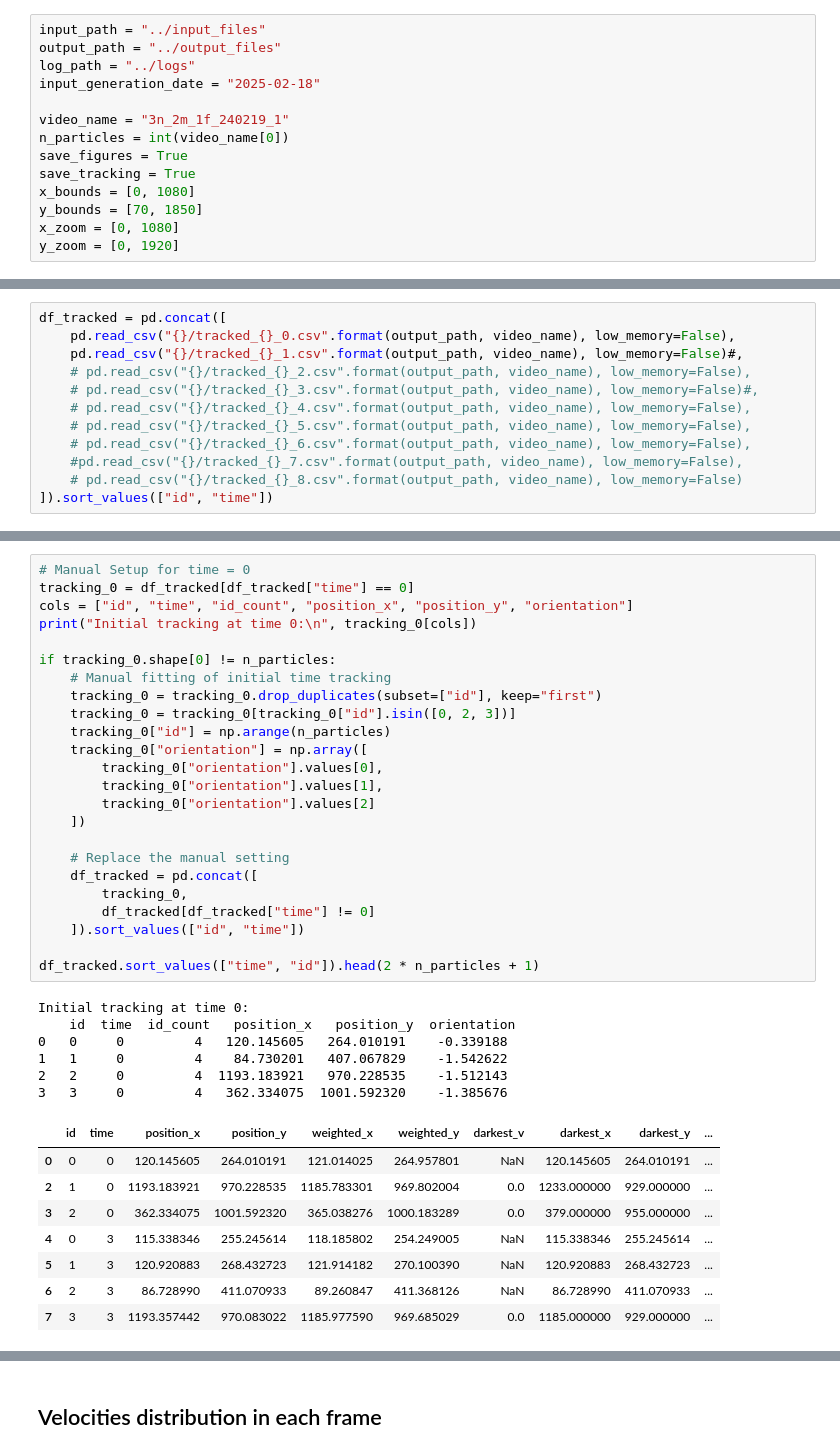
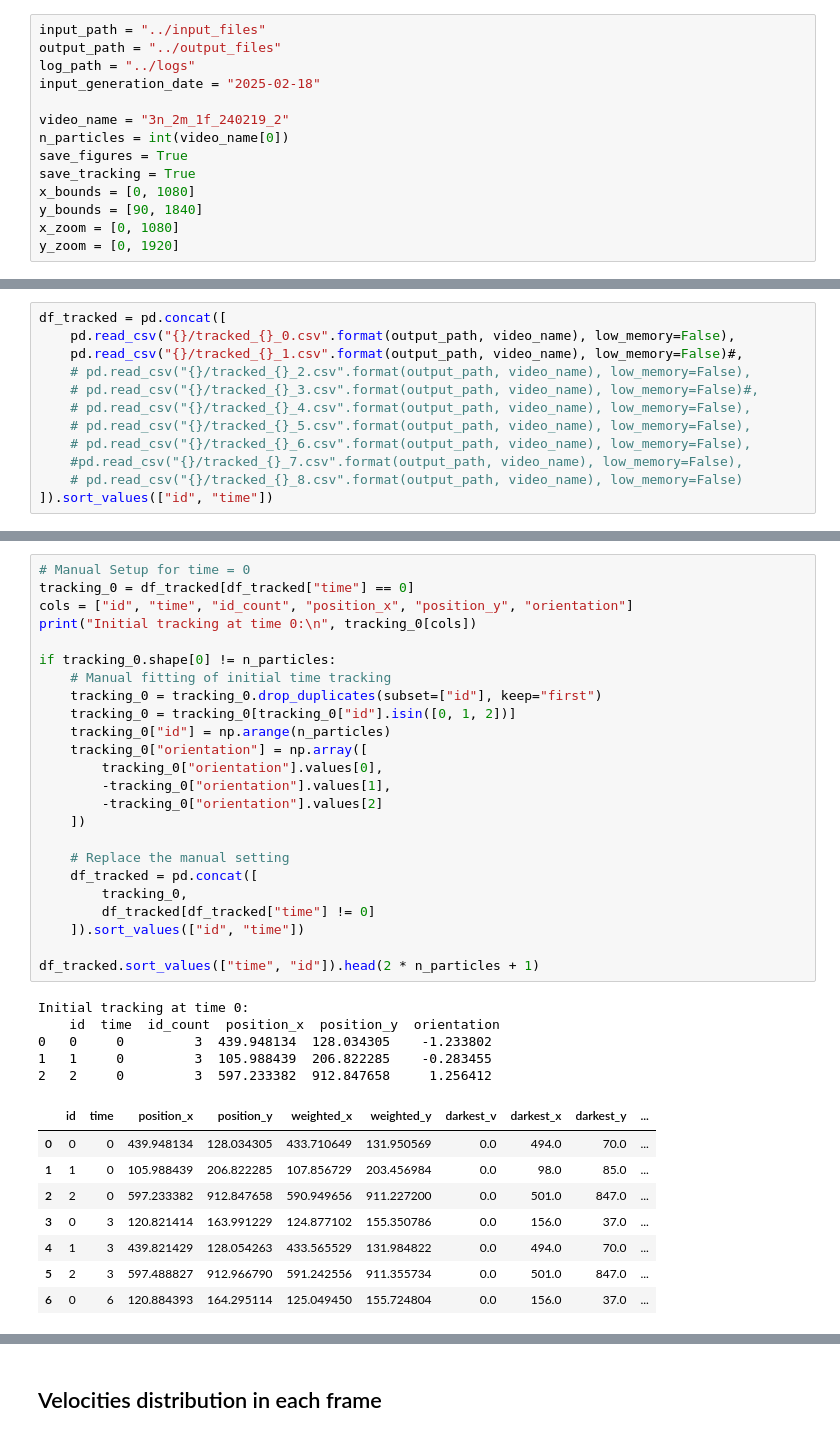
Before and after one commit to fsabrilb/High_Order_Interactions, a Jupyter notebook: tracking_videos/scripts/clustering_particles.ipynb, the cells around one changed output, grey strips where cells are left out. Drawn from its saved outputs; the diff is of its cells as text.

```diff
--- a/tracking_videos/scripts/clustering_particles.ipynb
+++ b/tracking_videos/scripts/clustering_particles.ipynb
@@ -28,12 +28,12 @@ output_path = "../output_files"
 log_path = "../logs"
 input_generation_date = "2025-02-18"
 
-video_name = "3n_2m_1f_240219_1"
+video_name = "3n_2m_1f_240219_2"
 n_particles = int(video_name[0])
 save_figures = True
 save_tracking = True
 x_bounds = [0, 1080]
-y_bounds = [70, 1850]
+y_bounds = [90, 1840]
 x_zoom = [0, 1080]
 y_zoom = [0, 1920]
 # %% [markdown]
@@ -81,42 +81,41 @@ df_tracked.sort_values(["time", "id"]).head(2 * n_particles)
 # %%
 # Manual Setup for time = 0
 tracking_0 = df_tracked[df_tracked["time"] == 0]
 cols = ["id", "time", "id_count", "position_x", "position_y", "orientation"]
 print("Initial tracking at time 0:\n", tracking_0[cols])
 
 if tracking_0.shape[0] != n_particles:
     # Manual fitting of initial time tracking
     tracking_0 = tracking_0.drop_duplicates(subset=["id"], keep="first")
-    tracking_0 = tracking_0[tracking_0["id"].isin([0, 2, 3])]
+    tracking_0 = tracking_0[tracking_0["id"].isin([0, 1, 2])]
     tracking_0["id"] = np.arange(n_particles)
     tracking_0["orientation"] = np.array([
         tracking_0["orientation"].values[0],
-        tracking_0["orientation"].values[1],
-        tracking_0["orientation"].values[2]
+        -tracking_0["orientation"].values[1],
+        -tracking_0["orientation"].values[2]
     ])
 
     # Replace the manual setting
     df_tracked = pd.concat([
         tracking_0,
         df_tracked[df_tracked["time"] != 0]
     ]).sort_values(["id", "time"])
 
 df_tracked.sort_values(["time", "id"]).head(2 * n_particles + 1)
 # %% [output]
 Initial tracking at time 0:
-    id  time  id_count   position_x   position_y  orientation
-0   0     0         4   120.145605   264.010191    -0.339188
-1   1     0         4    84.730201   407.067829    -1.542622
-2   2     0         4  1193.183921   970.228535    -1.512143
-3   3     0         4   362.334075  1001.592320    -1.385676
+    id  time  id_count  position_x  position_y  orientation
+0   0     0         3  439.948134  128.034305    -1.233802
+1   1     0         3  105.988439  206.822285    -0.283455
+2   2     0         3  597.233382  912.847658     1.256412
 |  | id | time | position_x | position_y | weighted_x | weighted_y | darkest_v | darkest_x | darkest_y | ... |
-| 0 | 0 | 0 | 120.145605 | 264.010191 | 121.014025 | 264.957801 | NaN | 120.145605 | 264.010191 | ... |
-| 2 | 1 | 0 | 1193.183921 | 970.228535 | 1185.783301 | 969.802004 | 0.0 | 1233.000000 | 929.000000 | ... |
-| 3 | 2 | 0 | 362.334075 | 1001.592320 | 365.038276 | 1000.183289 | 0.0 | 379.000000 | 955.000000 | ... |
-| 4 | 0 | 3 | 115.338346 | 255.245614 | 118.185802 | 254.249005 | NaN | 115.338346 | 255.245614 | ... |
-| 5 | 1 | 3 | 120.920883 | 268.432723 | 121.914182 | 270.100390 | NaN | 120.920883 | 268.432723 | ... |
-| 6 | 2 | 3 | 86.728990 | 411.070933 | 89.260847 | 411.368126 | NaN | 86.728990 | 411.070933 | ... |
-| 7 | 3 | 3 | 1193.357442 | 970.083022 | 1185.977590 | 969.685029 | 0.0 | 1185.000000 | 929.000000 | ... |
+| 0 | 0 | 0 | 439.948134 | 128.034305 | 433.710649 | 131.950569 | 0.0 | 494.0 | 70.0 | ... |
+| 1 | 1 | 0 | 105.988439 | 206.822285 | 107.856729 | 203.456984 | 0.0 | 98.0 | 85.0 | ... |
+| 2 | 2 | 0 | 597.233382 | 912.847658 | 590.949656 | 911.227200 | 0.0 | 501.0 | 847.0 | ... |
+| 3 | 0 | 3 | 120.821414 | 163.991229 | 124.877102 | 155.350786 | 0.0 | 156.0 | 37.0 | ... |
+| 4 | 1 | 3 | 439.821429 | 128.054263 | 433.565529 | 131.984822 | 0.0 | 494.0 | 70.0 | ... |
+| 5 | 2 | 3 | 597.488827 | 912.966790 | 591.242556 | 911.355734 | 0.0 | 501.0 | 847.0 | ... |
+| 6 | 0 | 6 | 120.884393 | 164.295114 | 125.049450 | 155.724804 | 0.0 | 156.0 | 37.0 | ... |
 # %%
 df_tracked.sort_values(["time", "id"]).tail(5)
 # %% [output]
```
Also changed, not shown: parts of 12 cells of this notebook, 2 other files.
